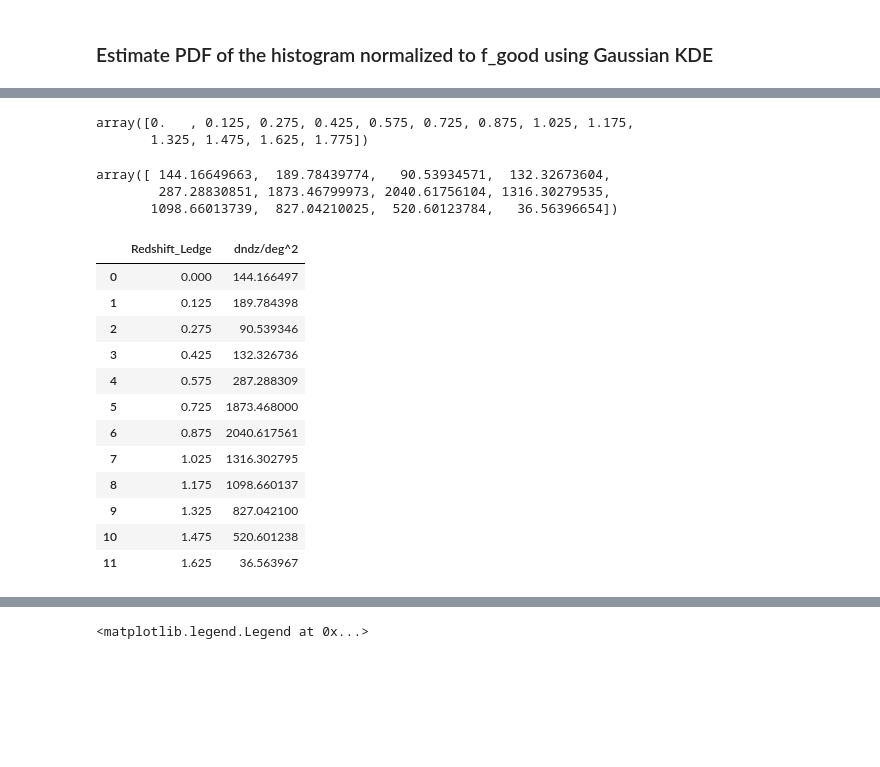
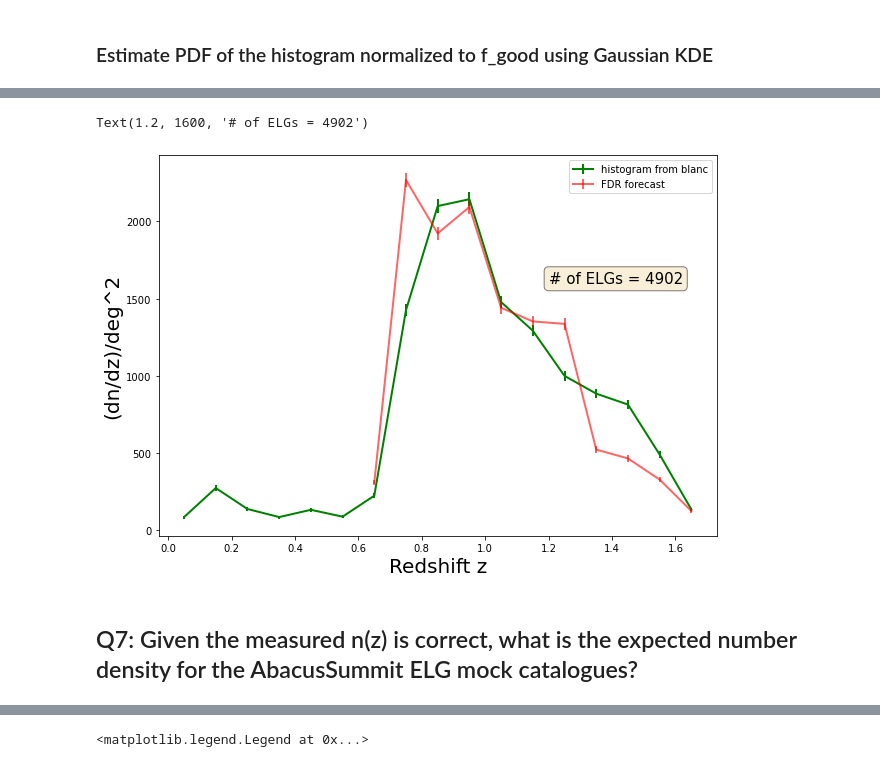
Before and after one commit to tanveerkarim/desi_sv_elg_nz, a Jupyter notebook: blanc_nz.ipynb, the cells around one changed output, grey strips where cells are left out. Drawn from its saved outputs; the diff is of its cells as text; code cells hidden in the pictures; blank space fills up the shorter version.

```diff
--- a/blanc_nz.ipynb
+++ b/blanc_nz.ipynb
@@ -284 +287,22 @@ np.sum(weights_fgood * .1)
+# %%
+bins = 17
+pz_full, bin_ledge = np.histogram(zelg, bins=bins, density=True, range = (0., 1.7))
+# %%
+num_density = 1280 #per deg2 for normalizing
+
+plt.figure(figsize=(10, 7))
+
+plt.errorbar(bin_ledge[:-1] + .05, num_density * pz_full, yerr = np.sqrt(num_density * pz_full), label = 'histogram from blanc', c = 'g', lw = 2) #Poisson error bar
+plt.errorbar(redz_range, dndzddeg2, yerr = np.sqrt(dndzddeg2), c = 'r', label = 'FDR forecast', lw = 2, alpha = 0.6)
+plt.xlabel("Redshift z", fontsize = fs)
+plt.ylabel("(dn/dz)/deg^2", fontsize = fs)
+plt.legend(loc = 'best')
+
+props = dict(boxstyle='round', facecolor='wheat', alpha=0.5)
+plt.text(x = 1.2, y = 1600, s = f'# of ELGs = {zelg.shape[0]}', fontsize = 15, bbox = props)
+# %% [output]
+Text(1.2, 1600, '# of ELGs = 4902')
+[figure, added]
+# %% [markdown]
+## Q7: Given the measured n(z) is correct, what is the expected number density for the AbacusSummit ELG mock catalogues?
 # %%
@@ -288,11 +310,0 @@ pz_full, bin_ledge = np.histogram(zelg, bins=[0, .125, .275, 0.425, 0.575, 0.725
-# %%
-bin_ledge
-# %% [output]
-array([0.   , 0.125, 0.275, 0.425, 0.575, 0.725, 0.875, 1.025, 1.175,
-       1.325, 1.475, 1.625, 1.775])
-# %%
-num_density * pz_full
-# %% [output]
-array([ 144.16649663,  189.78439774,   90.53934571,  132.32673604,
-        287.28830851, 1873.46799973, 2040.61756104, 1316.30279535,
-       1098.66013739,  827.04210025,  520.60123784,   36.56396654])
@@ -301,17 +311,3 @@ import pandas as pd
 # %%
 df = pd.DataFrame({'Redshift_Ledge' : bin_ledge[:-1], 'dndz/deg^2' : num_density * pz_full})
-df
+df.to_csv("nz_blanc.txt")
-# %% [output]
-|  | Redshift_Ledge | dndz/deg^2 |
-| 0 | 0.000 | 144.166497 |
-| 1 | 0.125 | 189.784398 |
-| 2 | 0.275 | 90.539346 |
-| 3 | 0.425 | 132.326736 |
-| 4 | 0.575 | 287.288309 |
-| 5 | 0.725 | 1873.468000 |
-| 6 | 0.875 | 2040.617561 |
-| 7 | 1.025 | 1316.302795 |
-| 8 | 1.175 | 1098.660137 |
-| 9 | 1.325 | 827.042100 |
-| 10 | 1.475 | 520.601238 |
-| 11 | 1.625 | 36.563967 |
```
Also changed, not shown: parts of 46 cells of this notebook.
